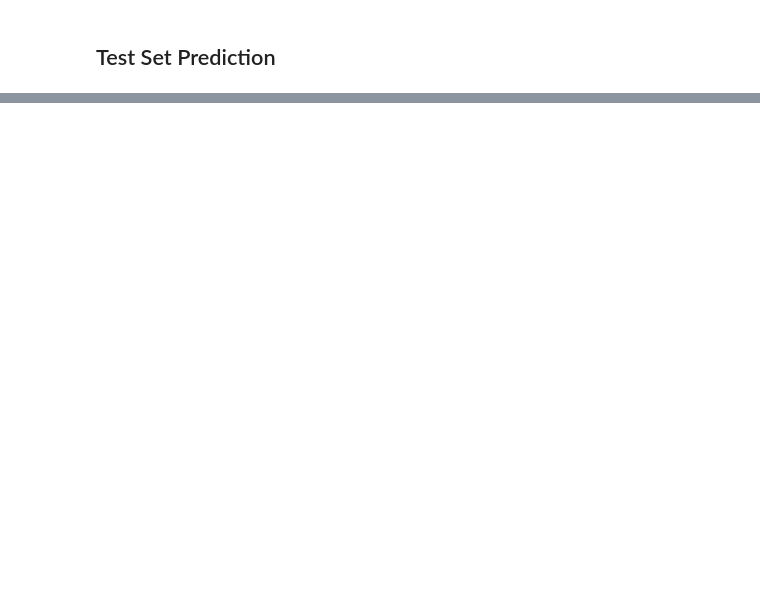
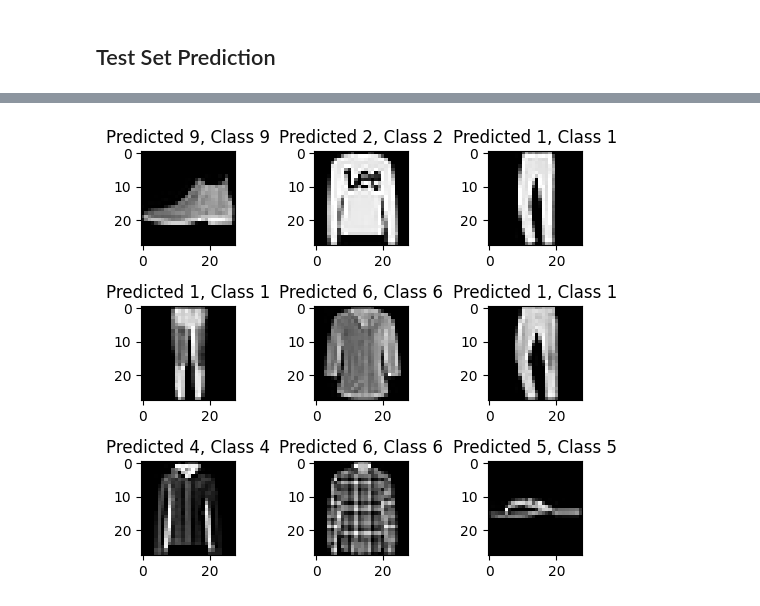
Before and after one commit to ancarlosmendes/2024S-T3-AML3104, a Jupyter notebook: FashionMNISTClassification_ANNsVisuals.ipynb, the cells around one changed output, grey strips where cells are left out. Saved outputs shown, nothing was run; the diff lists cells and outputs as text; code cells hidden in the pictures; blank space fills up the shorter version.

Commit message:
Update FashionMNISTClassification_ANNsVisuals.ipynb
Adjusted for Test Set Predictions

```diff
--- a/FashionMNISTClassification_ANNsVisuals.ipynb
+++ b/FashionMNISTClassification_ANNsVisuals.ipynb
@@ -229,0 +230,24 @@ weighted avg       0.90      0.89      0.89     10000
+# %%
+# Getting the predictions for the test data
+
+# Assuming y_test_labels contains the actual labels for the test dataset
+y_true = y_test_labels
+
+# Getting the indices of correctly classified samples
+correct_samples = np.nonzero(y_pred_prob == y_true)[0]
+
+# Get the indices of incorrectly classified samples
+incorrect_samples = np.nonzero(y_pred_prob != y_true)[0]
+# %%
+# Looping through the first 9 correctly classified samples
+for i, correct_samples in enumerate(correct_samples[:9]):
+    # Create a subplot with 3 rows and 3 columns
+    plt.subplot(3, 3, i+1)
+    # Display the image of the correctly classified sample
+    plt.imshow(X_test_images[correct_samples], cmap = 'gray', interpolation = 'none')
+    # Setting the title of the subplot
+    plt.title("Predicted {}, Class {}".format(y_pred_prob[correct_samples], y_true[correct_samples]))
+    # Adjust the layout to prevent overlap
+    plt.tight_layout()
+# %% [output]
+[figure, added]
```
Also changed, not shown: parts of 8 cells of this notebook.
